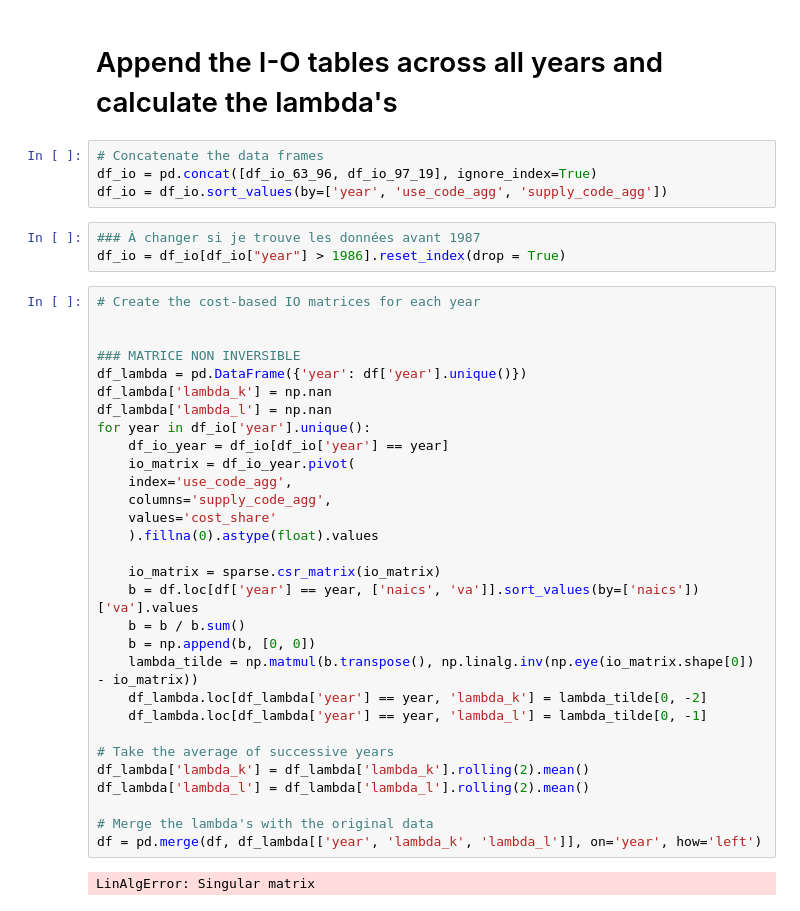
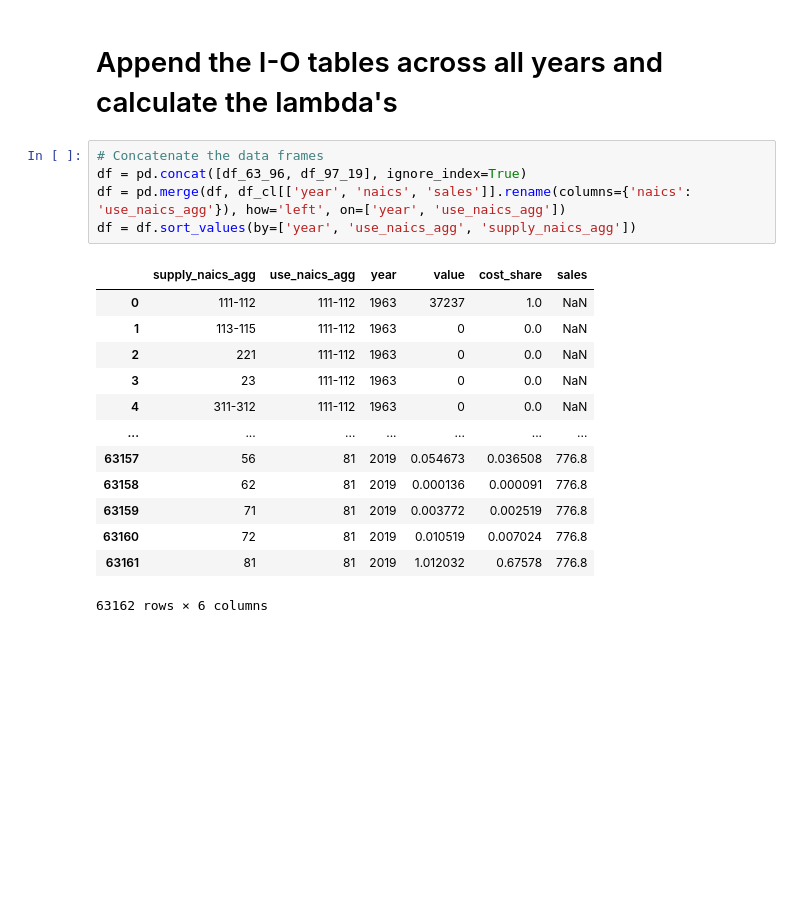
Before and after one commit to jfbrou/Productivity, a Jupyter notebook: USA Productivity/Programs/productivity.ipynb, the cells around one changed output. Drawn from its saved outputs; the diff is of its cells as text; blank space fills up the shorter version.

```diff
--- a/USA Productivity/Programs/productivity.ipynb
+++ b/USA Productivity/Programs/productivity.ipynb
@@ -898,40 +965,20 @@ df_io_97_19 = df_io_97_19.sort_values(by=['year', 'use_code_agg', 'supply_code_a
 # Append the I-O tables across all years and calculate the lambda's
 # %%
 # Concatenate the data frames
-df_io = pd.concat([df_io_63_96, df_io_97_19], ignore_index=True)
-df_io = df_io.sort_values(by=['year', 'use_code_agg', 'supply_code_agg'])
+df = pd.concat([df_63_96, df_97_19], ignore_index=True)
+df = pd.merge(df, df_cl[['year', 'naics', 'sales']].rename(columns={'naics': 'use_naics_agg'}), how='left', on=['year', 'use_naics_agg'])
+df = df.sort_values(by=['year', 'use_naics_agg', 'supply_naics_agg'])
+# %% [output]
+|  | supply_naics_agg | use_naics_agg | year | value | cost_share | sales |
+| 0 | 111-112 | 111-112 | 1963 | 37237 | 1.0 | NaN |
+| 1 | 113-115 | 111-112 | 1963 | 0 | 0.0 | NaN |
+| 2 | 221 | 111-112 | 1963 | 0 | 0.0 | NaN |
+| 3 | 23 | 111-112 | 1963 | 0 | 0.0 | NaN |
+| 4 | 311-312 | 111-112 | 1963 | 0 | 0.0 | NaN |
+| ... | ... | ... | ... | ... | ... | ... |
+| 63157 | 56 | 81 | 2019 | 0.054673 | 0.036508 | 776.8 |
+| 63158 | 62 | 81 | 2019 | 0.000136 | 0.000091 | 776.8 |
+| 63159 | 71 | 81 | 2019 | 0.003772 | 0.002519 | 776.8 |
+| 63160 | 72 | 81 | 2019 | 0.010519 | 0.007024 | 776.8 |
+| 63161 | 81 | 81 | 2019 | 1.012032 | 0.67578 | 776.8 |
+63162 rows × 6 columns
-# %%
-### À changer si je trouve les données avant 1987
-df_io = df_io[df_io["year"] > 1986].reset_index(drop = True)
-# %%
-# Create the cost-based IO matrices for each year
-
-
-### MATRICE NON INVERSIBLE
-df_lambda = pd.DataFrame({'year': df['year'].unique()})
-df_lambda['lambda_k'] = np.nan
-df_lambda['lambda_l'] = np.nan
-for year in df_io['year'].unique():
-    df_io_year = df_io[df_io['year'] == year]
-    io_matrix = df_io_year.pivot(
-    index='use_code_agg',
-    columns='supply_code_agg',
-    values='cost_share'
-    ).fillna(0).astype(float).values
-
-    io_matrix = sparse.csr_matrix(io_matrix)
-    b = df.loc[df['year'] == year, ['naics', 'va']].sort_values(by=['naics'])['va'].values
-    b = b / b.sum()
-    b = np.append(b, [0, 0])
-    lambda_tilde = np.matmul(b.transpose(), np.linalg.inv(np.eye(io_matrix.shape[0]) - io_matrix))
-    df_lambda.loc[df_lambda['year'] == year, 'lambda_k'] = lambda_tilde[0, -2]
-    df_lambda.loc[df_lambda['year'] == year, 'lambda_l'] = lambda_tilde[0, -1]
-
-# Take the average of successive years
-df_lambda['lambda_k'] = df_lambda['lambda_k'].rolling(2).mean()
-df_lambda['lambda_l'] = df_lambda['lambda_l'].rolling(2).mean()
-
-# Merge the lambda's with the original data
-df = pd.merge(df, df_lambda[['year', 'lambda_k', 'lambda_l']], on='year', how='left')
-# %% [output]
-LinAlgError: Singular matrix
```
Also changed, not shown: parts of 33 cells of this notebook.
